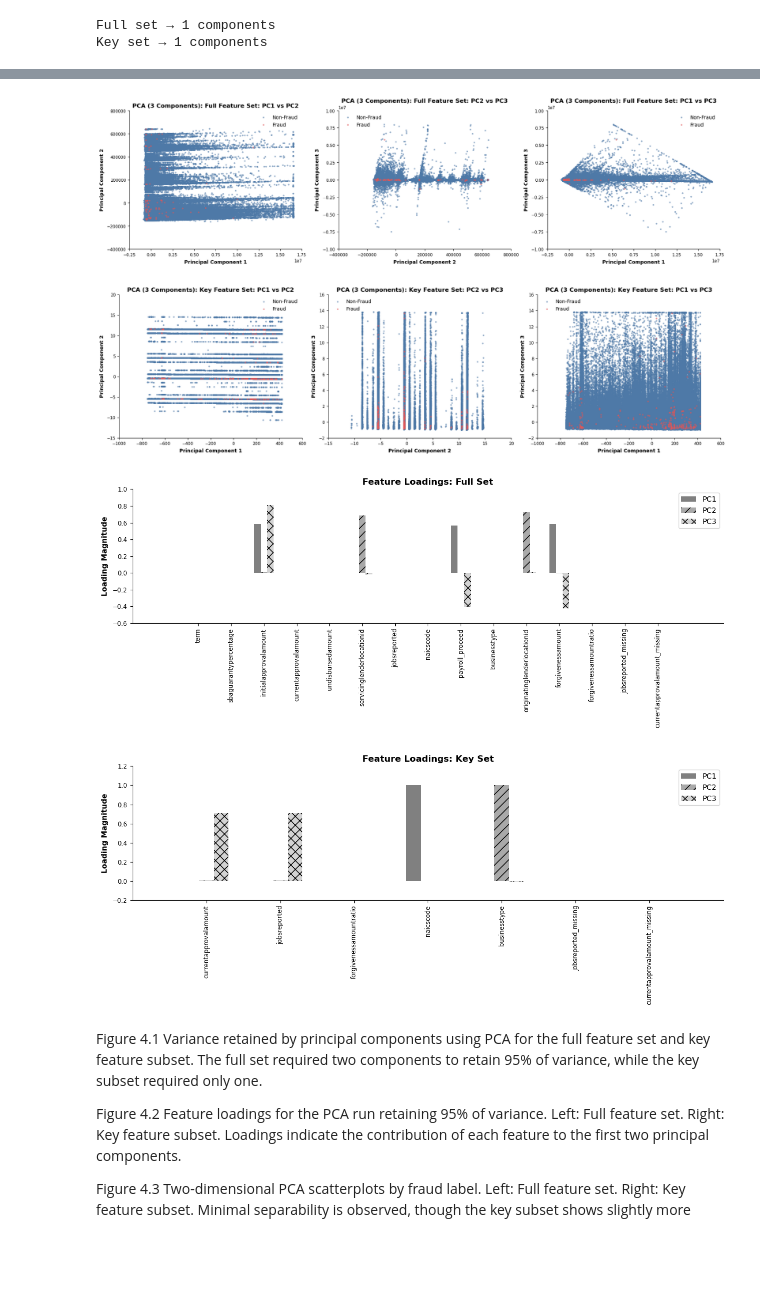
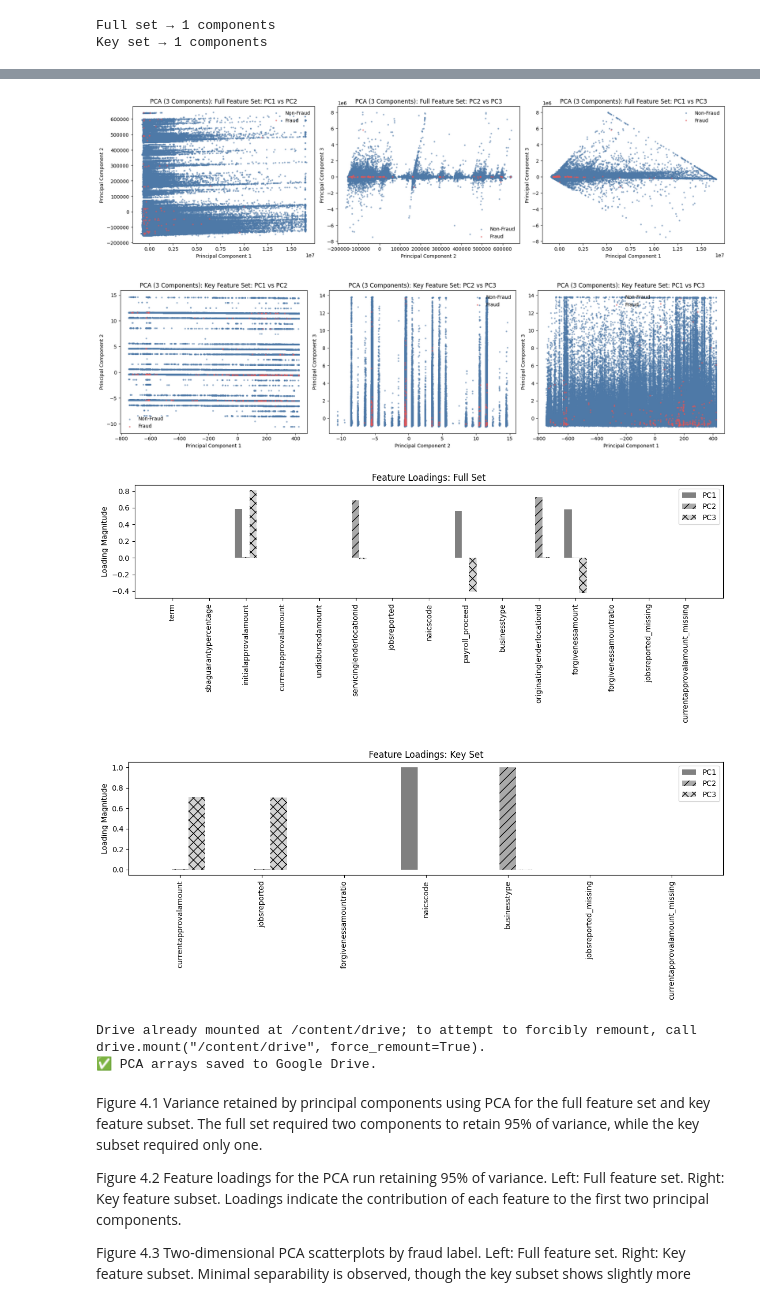
Before and after one commit to sappw1/Dissertation, a Jupyter notebook: Notebooks/Notebooks-Working/Modeling/01_Clustering_Methodology.ipynb, the cells around one changed output, grey strips where cells are left out. Drawn from its saved outputs; the diff is of its cells as text; code cells hidden in the pictures; blank space fills up the shorter version.

Commit message:
added cells to save pca arrays.

```diff
--- a/Notebooks/Notebooks-Working/Modeling/01_Clustering_Methodology.ipynb
+++ b/Notebooks/Notebooks-Working/Modeling/01_Clustering_Methodology.ipynb
@@ -31,8 +38,8 @@ import numpy as np
 import matplotlib
 
 # Apply APA-style matplotlib settings
-plt.style.use("apa.mplstyle")
+#plt.style.use("apa.mplstyle")
 
 
 # Optional: confirm the current matplotlib style
-print(" Matplotlib style:", matplotlib.rcParams["font.family"])
+#print(" Matplotlib style:", matplotlib.rcParams["font.family"])
@@ -45,7 +50,7 @@ from sklearn.preprocessing import StandardScaler
 from sklearn.decomposition import PCA
 
 # Load dataset
-df = pd.read_csv("Data/Processed/ppp_loans_preprocessed.csv")
+df = pd.read_csv("/content/drive/MyDrive/NCU/Dissertation/Data/Processed/ppp_loans_preprocessed.csv")
 
 # Quick inspection
 print(f"Loaded dataset with shape: {df.shape}")
@@ -130,7 +135,7 @@ import numpy as np
 from sklearn.decomposition import PCA
 
 # APA style if applicable
-plt.style.use("apa.mplstyle")
+#plt.style.use("apa.mplstyle")
 
 # PCA for plotting (force more components to see distribution)
 pca_all_plot = PCA(n_components=min(10, X_all_pca_ready.shape[1]))
@@ -159,6 +164,6 @@ ax[1].set_xlabel("Principal Component")
 ax[1].set_ylabel("Explained Variance Ratio")
 
 plt.tight_layout()
-plt.savefig("Figures/Working/pca_explained_variance_comparison.png", dpi=300)
+#plt.savefig("Figures/Working/pca_explained_variance_comparison.png", dpi=300)
 plt.show()
 # %% [output]
@@ -167,7 +172,7 @@ plt.show()
 loadings = pd.Series(pca_key.components_[0], index=X_key_pca_ready.columns)
 
 # Plot top contributors to the first principal component
-plt.style.use("apa.mplstyle")  # If you're using a custom APA style
+#plt.style.use("apa.mplstyle")  # If you're using a custom APA style
 plt.figure(figsize=(10, 6))
 loadings.sort_values(key=abs, ascending=False).plot(kind="bar", color="gray", edgecolor="black")
 plt.title("Feature Loadings: First Principal Component")
@@ -268,10 +273,10 @@ plt.show()
 # %%
 # Run PCA with 3 components
 pca_all_3 = PCA(n_components=3, random_state=42)
-X_all_3 = pca_all_3.fit_transform(X_all_pca_ready)
+X_all_pca_3 = pca_all_3.fit_transform(X_all_pca_ready)
 
 pca_key_3 = PCA(n_components=3, random_state=42)
-X_key_3 = pca_key_3.fit_transform(X_key_pca_ready)
+X_key_pca_3 = pca_key_3.fit_transform(X_key_pca_ready)
 
 # Define APA-style fraud label colors
 colors = {0: "#4E79A7", 1: "#E15759"}
@@ -279,7 +284,7 @@ colors = {0: "#4E79A7", 1: "#E15759"}
 # Function to make scatter plots for PCA projections with fraud labels
 def plot_pca_scatter(X_pca, y_labels, title_prefix):
     fig, axes = plt.subplots(1, 3, figsize=(18, 5))
-    plt.style.use("apa.mplstyle")
+    #plt.style.use("apa.mplstyle")
 
     for label in sorted(y_labels.unique()):
         mask = y_labels == label
@@ -306,36 +311,56 @@ def plot_pca_scatter(X_pca, y_labels, title_prefix):
         ax.legend(frameon=False)
 
     plt.tight_layout()
     plt.show()
 
 #usage:
-plot_pca_scatter(X_all_3, y.loc[X_all_pca_ready.index], "PCA (3 Components): Full Feature Set")
-plot_pca_scatter(X_key_3, y.loc[X_key_pca_ready.index], "PCA (3 Components): Key Feature Set")
+plot_pca_scatter(X_all_pca_3, y.loc[X_all_pca_ready.index], "PCA (3 Components): Full Feature Set")
+plot_pca_scatter(X_key_pca_3, y.loc[X_key_pca_ready.index], "PCA (3 Components): Key Feature Set")
 
 # Function to plot feature loadings
 def plot_loadings(pca, feature_names, title_prefix):
     components = pca.components_
     fig, ax = plt.subplots(figsize=(12, 5))
     bar_width = 0.2
     indices = np.arange(len(feature_names))
 
     ax.bar(indices - bar_width, components[0], bar_width, label="PC1", color="gray")
     ax.bar(indices, components[1], bar_width, label="PC2", color="darkgray", hatch="//")
     ax.bar(indices + bar_width, components[2], bar_width, label="PC3", color="lightgray", hatch="xx")
 
     ax.set_title(f"Feature Loadings: {title_prefix}")
     ax.set_xticks(indices)
     ax.set_xticklabels(feature_names, rotation=90)
     ax.set_ylabel("Loading Magnitude")
     ax.legend()
     plt.tight_layout()
     plt.show()
 
 # Plot loadings
 plot_loadings(pca_all_3, X_all_pca_ready.columns, "Full Set")
 plot_loadings(pca_key_3, X_key_pca_ready.columns, "Key Set")
 # %% [output]
-[figure, old version]
+[figure, new version]
-[figure, old version]
+[figure, new version]
-[figure, old version]
+[figure, new version]
-[figure, old version]
+[figure, new version]
+# %%
+import os
+from google.colab import drive
+drive.mount('/content/drive')
+
+# Save to a folder in Drive
+output_dir = "/content/drive/MyDrive/NCU/Dissertation/Data/Processed/PCA_Arrays"
+os.makedirs(output_dir, exist_ok=True)
+
+np.save(f"{output_dir}/X_all_pca.npy", X_all_pca)
+np.save(f"{output_dir}/X_all_pca_2.npy", X_all_pca_2)
+np.save(f"{output_dir}/X_all_pca_3.npy", X_all_pca_3)
+np.save(f"{output_dir}/X_key_pca.npy", X_key_pca)
+np.save(f"{output_dir}/X_key_pca_2.npy", X_key_pca_2)
+np.save(f"{output_dir}/X_key_pca_3.npy", X_key_pca_3)
+
+print("✅ PCA arrays saved to Google Drive.")
+# %% [output]
+Drive already mounted at /content/drive; to attempt to forcibly remount, call drive.mount("/content/drive", force_remount=True).
+✅ PCA arrays saved to Google Drive.
```
Also changed, not shown: parts of 7 cells of this notebook.
